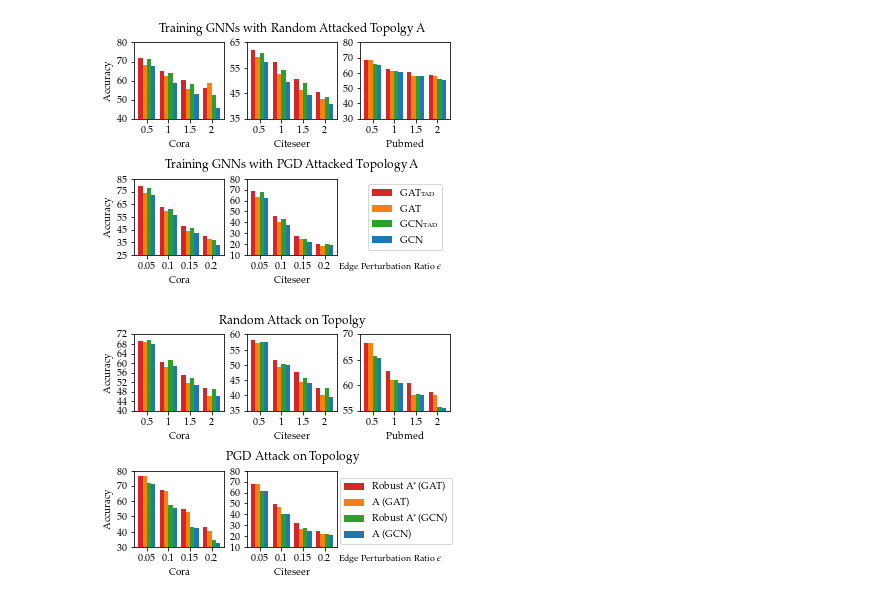
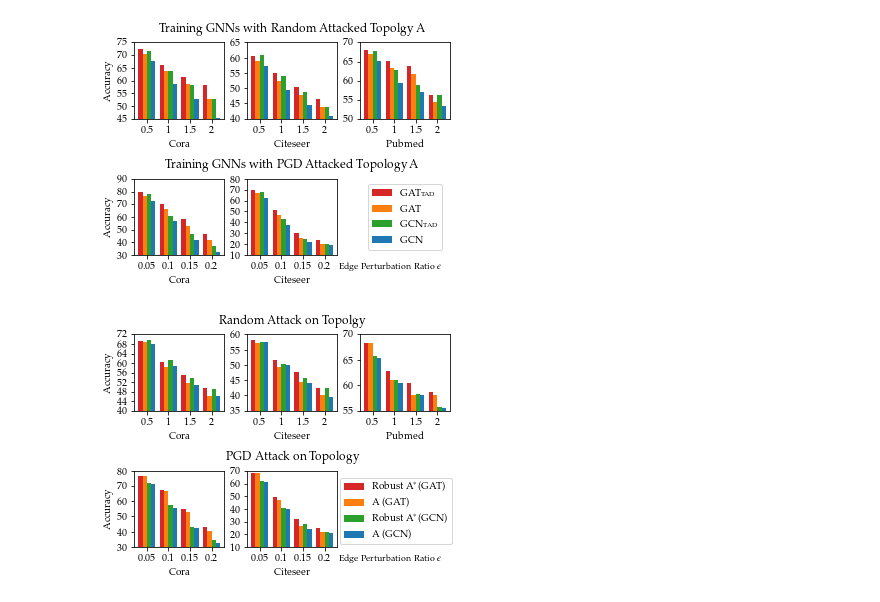
Before and after one commit to convei-lab/toptimize, a Jupyter notebook: plot/attack_model.ipynb, the cells around one changed output. Drawn from its saved outputs; the diff is of its cells as text; code cells hidden in the pictures.

```diff
--- a/plot/attack_model.ipynb
+++ b/plot/attack_model.ipynb
@@ -97,54 +97,68 @@ citeseer = [
     [57.41, 49.84, 43.97, 39.31],
     [57.65, 50.35, 45.80, 42.47],
     [57.17, 49.42, 44.45, 40.12],
     [58.20, 51.47, 47.69, 42.55],
 ]
+rn_cora = [
+    [72.48, 66.06, 61.48, 58.38],
+    [70.38, 63.71, 58.83, 52.87],
+    [71.51, 63.90, 58.06, 52.64],
+    [67.63, 58.52, 52.86, 45.33],
+]
+rn_citeseer = [
+    [60.46, 54.91, 50.23, 46.43],
+    [58.90, 52.43, 47.61, 43.90],
+    [60.92, 54.03, 48.85, 43.68],
+    [57.24, 49.48, 44.31, 40.87],
+]
+rn_pubmed = [
+    [68.07, 65.23, 63.73, 56.23],
+    [67.00, 63.30, 61.63, 54.37],
+    [67.88, 62.64, 58.92, 56.28],
+    [65.24, 59.42, 57.10, 53.38],
+]
 
-# x = np.array([0, 1, 2, 3])*0.25  # the label locations
-# width = 0.05  # the width of the bars
-# def cm2inch(value):
-#     return value/2.54
-# figsize=(cm2inch(13),cm2inch(10))
+pgd_cora = [
+    [79.34, 69.88, 58.00, 46.53],
+    [76.68, 66.11, 52.48, 41.71],
+    [77.72, 60.94, 46.37, 36.79],
+    [72.58, 56.85, 41.99, 32.70],
+]
 
-#             #'$\varepsilon$ for Random Noise Attack'
-# fig, axs = plt.subplots(2, 3, figsize=figsize)
-
-
-# draw_dataset(axs[0,0], x, rn_xticklabels, rn_cora, labels, width, [40, 80], y_label=True, step=10)
-# draw_dataset(axs[0,1], x, rn_xticklabels, rn_citeseer, labels, width, [35, 65],step=10)
-# draw_dataset(axs[0,2], x, rn_xticklabels, rn_cora, labels, width, [30, 80],step=10, x_label='Pubmed')
-# axs[0,1].set_title('Random Attack', fontsize=12)
-# draw_dataset(axs[1,0], x, pgd_xticklabels, pgd_cora, labels, width, [25, 85], x_label='Cora', y_label=True,step=10)
-# draw_dataset(axs[1,1], x, pgd_xticklabels, pgd_citeseer, labels, width, [10, 80], legend=True, x_label='Citeseer',step=10)
-
+pgd_citeseer = [
+    [69.29,51.11,29.73,23.66],
+    [67.38,46.42,26.01,19.92],
+    [67.87, 43.35, 24.80, 19.62],
+    [61.95, 37.78, 21.89, 18.83],
+]
 x = np.array([0, 1, 2, 3])*0.25  # the label locations
 width = 0.05  # the width of the bars
 def cm2inch(value):
     return value/2.54
 figsize=(cm2inch(13),cm2inch(10))
 
             #'$\varepsilon$ for Random Noise Attack'
 fig, axs = plt.subplots(2, 3, figsize=figsize)
 
 
-draw_dataset(axs[0,0], x, rn_xticklabels, rn_cora, labels, width, [40, 80], y_label=True, step=10, x_label='Cora')
-draw_dataset(axs[0,1], x, rn_xticklabels, rn_citeseer, labels, width, [35, 65], step=10, x_label='Citeseer')
-draw_dataset(axs[0,2], x, rn_xticklabels, rn_pubmed, labels, width, [30, 80], step=10, x_label='Pubmed')
+draw_dataset(axs[0,0], x, rn_xticklabels, rn_cora, labels, width, [45, 75], y_label=True, step=5, x_label='Cora')
+draw_dataset(axs[0,1], x, rn_xticklabels, rn_citeseer, labels, width, [40, 65], step=5, x_label='Citeseer')
+draw_dataset(axs[0,2], x, rn_xticklabels, rn_pubmed, labels, width, [50, 70], step=5, x_label='Pubmed')
 axs[0,1].set_title('Training GNNs with Random Attacked Topolgy A', fontsize=12, pad=10)
-draw_dataset(axs[1,0], x, pgd_xticklabels, pgd_cora, labels, width, [25, 85], x_label='Cora', y_label=True)
+draw_dataset(axs[1,0], x, pgd_xticklabels, pgd_cora, labels, width, [30, 90], x_label='Cora', y_label=True)
 draw_dataset(axs[1,1], x, pgd_xticklabels, pgd_citeseer, labels, width, [10, 80], legend=True, x_label='Citeseer')
 axs[1,2].set_visible(False)
 axs[1,1].set_title('Training GNNs with PGD Attacked Topology A', fontsize=12, pad=10)
 axs[1,1].text(0.67, 0.100, 'Edge Perturbation Ratio ${\epsilon}$', fontsize=9, transform=plt.gcf().transFigure)
 axs[1,2].set_visible(False)
 fig.tight_layout()
 plt.subplots_adjust(wspace=0.25)
 
 
 # plt.show()
 plt.savefig('robust_model.pdf')
 # %% [output]
-[figure, old version]
+[figure, new version]
 # %%
 import matplotlib
 import matplotlib.pyplot as plt
@@ -242,12 +256,8 @@ pgd_citeseer = [
     [61.69, 40.65, 27.80, 22.08],
     [61.52, 39.95, 24.32, 20.59],
 ]
-pgd_pubmed = [
-    [0,0,0,0],
-    [0,0,0,0],
-    [0,0,0,0],
-    [0,0,0,0],
-]
+
+
 
 x = np.array([0, 1, 2, 3])*0.25  # the label locations
 width = 0.05  # the width of the bars
@@ -264,7 +274,7 @@ draw_dataset(axs[0,1], x, rn_xticklabels, rn_citeseer, labels, width, [35, 60],
 draw_dataset(axs[0,2], x, rn_xticklabels, rn_pubmed, labels, width, [55, 70], step=5, x_label='Pubmed')
 axs[0,1].set_title('Random Attack on Topolgy', fontsize=12, pad=10)
 draw_dataset(axs[1,0], x, pgd_xticklabels, pgd_cora, labels, width, [30, 80], x_label='Cora', y_label=True)
-draw_dataset(axs[1,1], x, pgd_xticklabels, pgd_citeseer, labels, width, [10, 80], legend=True, x_label='Citeseer')
+draw_dataset(axs[1,1], x, pgd_xticklabels, pgd_citeseer, labels, width, [10, 70], step=10, legend=True, x_label='Citeseer')
 
 axs[1,2].set_visible(False)
 axs[1,1].set_title('PGD Attack on Topology', fontsize=12, pad=10)
@@ -276,4 +286,4 @@ plt.subplots_adjust(wspace=0.25)
 # plt.show()
 plt.savefig('robust_topo.pdf')
 # %% [output]
-[figure, old version]
+[figure, new version]
```
Also changed, not shown: 4 other files.
